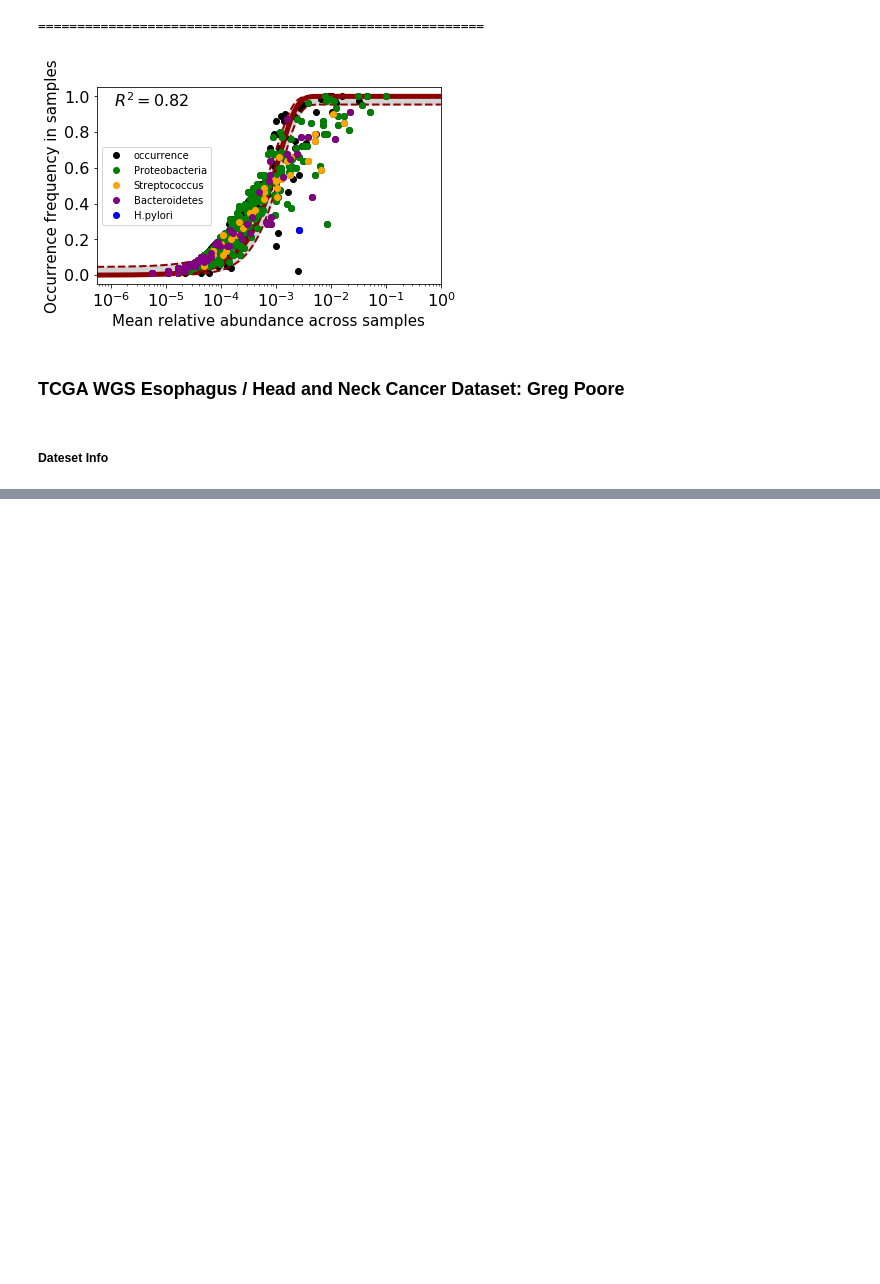
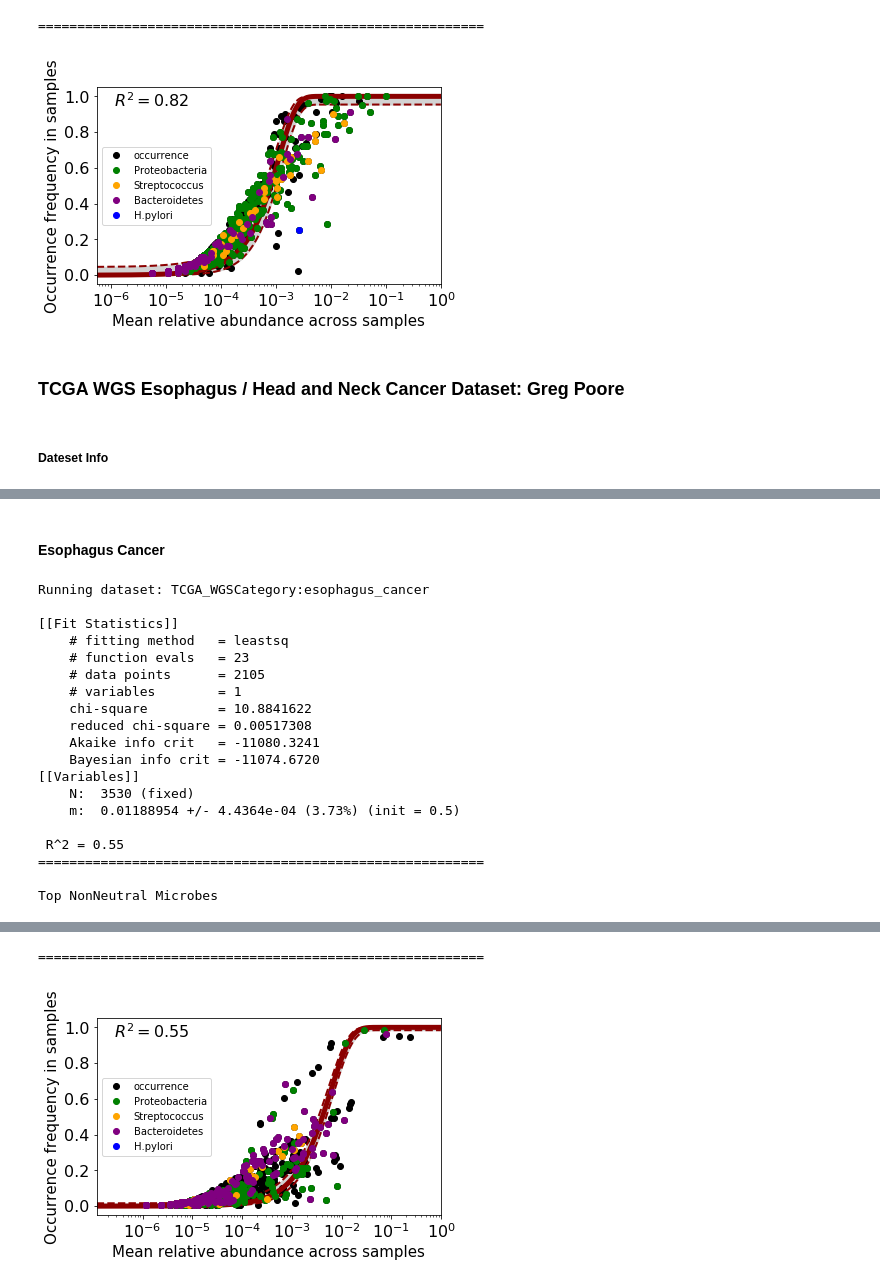
Before and after one commit to cguccione/NeutralEvolutionModeling, a Jupyter notebook: scripts/NeuFit_Pipeline.ipynb, the cells around one changed output, grey strips where cells are left out. Drawn from its saved outputs; the diff is of its cells as text; code cells hidden in the pictures; blank space fills up the shorter version.

```diff
--- a/scripts/NeuFit_Pipeline.ipynb
+++ b/scripts/NeuFit_Pipeline.ipynb
@@ -224,25 +224,20 @@ def main_neufit(output_filename, dataset_type, _data_filename, _taxonomy_filenam
     occurrence_frequency = (1.0*np.count_nonzero(abundances, axis=1))/n_samples
 
     occurr_freqs = pd.DataFrame(mean_relative_abundance, columns=['mean_abundance'])
-    print("0-----------0")
-    print(occurr_freqs)
-    #occurr_freqs.index.name = 'otu_id'
-    occurr_freqs.index.name = 'gOTU' #This changes the name of the first column
+    if dataset_type == 'TCGA_WGS':
+        occurr_freqs.index.name = 'gOTU' #This changes the name of the first column
+    else:
+        occurr_freqs.index.name = 'otu_id'
     occurr_freqs['occurrence'] = occurrence_frequency
     occurr_freqs = occurr_freqs.sort_values(by=['mean_abundance'])
-    print(occurr_freqs)
 
     # Join with taxonomic information (optional)
     if _taxonomy_filename != None: #Changed <> to !=
-        #taxonomy = pd.read_table(_taxonomy_filename, header=0, index_col=0, sep='\t')
-        taxonomy = pd.read_table(_taxonomy_filename, header=0, index_col=1, sep='\t')
-        print("TAX")
-        #taxonomy.index.name = 'otu_id'
-        #taxonomy.index.name = 'gOTU'
-        print(taxonomy)
+        if dataset_type == 'TCGA_WGS':
+             taxonomy = pd.read_table(_taxonomy_filename, header=0, index_col=1, sep='\t')
+        else:
+            taxonomy = pd.read_table(_taxonomy_filename, header=0, index_col=0, sep='\t')
         occurr_freqs = occurr_freqs.join(taxonomy)
-        print("yo yo yo")
-        print(occurr_freqs)
 
     # Fit the neutral model
     params = Parameters()
@@ -966,0 +1013,35 @@ Top NonNeutral Microbes
+# %% [markdown]
+#### Esophagus Cancer
+# %%
+'''Choose True or False for the following parameters:
+               norm_graph : True/False : Prints and saves the neutral evolution graph without any coloring
+               colored_graph : True/False : Prints and saves the neutral evolution graph without any coloring
+               non_neutral : True/False : Prints and saves the most non-neutral microbes in csv file
+'''
+norm_graph = True
+colored_graph = True
+non_neutral = True
+#Options: S1: normal/cancer; S2:e (esophgous) / hn (head and neck)
+
+#Run with all possible output files
+Neufit_Pipeline_Main('cancer', 'TCGA_WGS', 'e', norm_graph, colored_graph, non_neutral, full_non_neutral = True)
+# %% [output]
+Running dataset: TCGA_WGSCategory:esophagus_cancer
+
+[[Fit Statistics]]
+    # fitting method   = leastsq
+    # function evals   = 23
+    # data points      = 2105
+    # variables        = 1
+    chi-square         = 10.8841622
+    reduced chi-square = 0.00517308
+    Akaike info crit   = -11080.3241
+    Bayesian info crit = -11074.6720
+[[Variables]]
+    N:  3530 (fixed)
+    m:  0.01188954 +/- 4.4364e-04 (3.73%) (init = 0.5)
+
+ R^2 = 0.55
+=========================================================
+
+Top NonNeutral Microbes
@@ -966,0 +1054,2 @@ Top NonNeutral Microbes
+=========================================================
+[figure, added]
```
Also changed, not shown: parts of 16 cells of this notebook.
